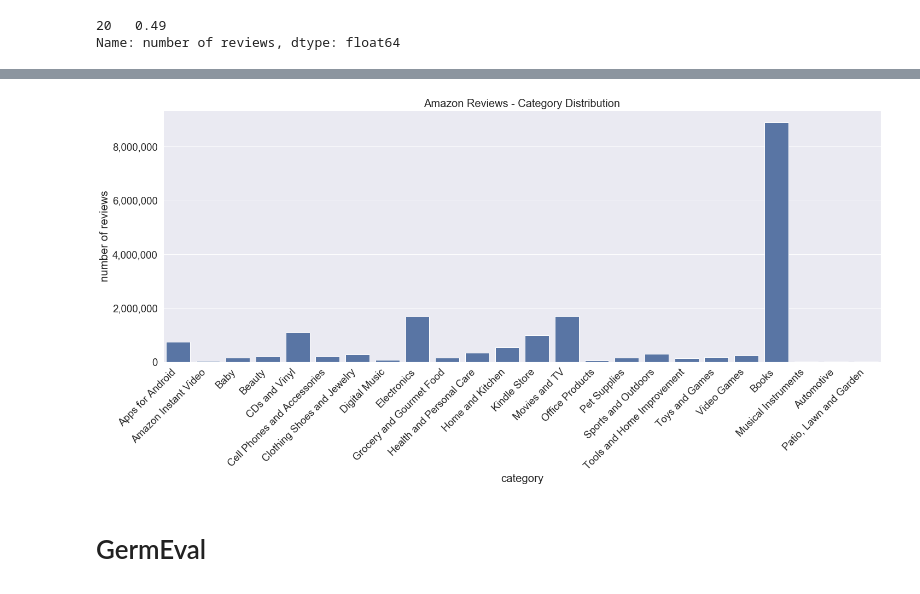
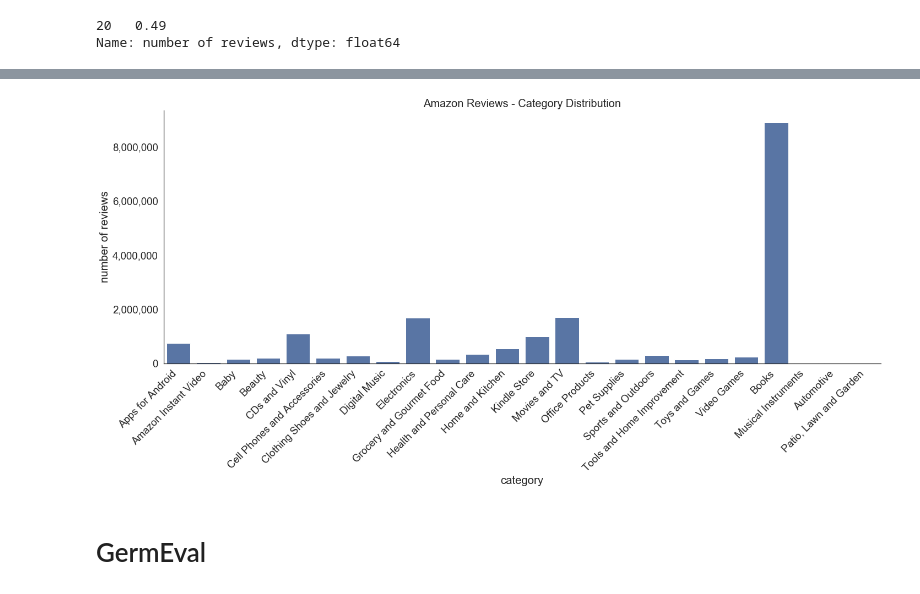
Before and after one commit to felixSchober/ABSA-Transformer, a Jupyter notebook: 00_Graphs.ipynb, the cells around one changed output, grey strips where cells are left out. Drawn from its saved outputs; the diff is of its cells as text; code cells hidden in the pictures.

```diff
--- a/00_Graphs.ipynb
+++ b/00_Graphs.ipynb
@@ -127,15 +127,16 @@ Text(0.5,1,'Amazon Reviews - Category Distribution')
 # %%
 plt.figure(figsize=(20,10))
 ax = sns.barplot(data=df, color='b', x='category', y='number of reviews')
 plt.title(f"Amazon Reviews - Category Distribution", fontsize=20)
 plt.xticks(rotation=45, ha="right")
 ax.get_yaxis().get_major_formatter().set_scientific(False)
+ax.yaxis.set_major_formatter(mpl.ticker.StrMethodFormatter('{x:,.0f}'))
+p = os.path.join(os.getcwd(), 'Thesis', 'figures', '06_results', '05_amazonReviewsCategories.pdf')
 plt.tight_layout(pad=0.4, w_pad=0.5, h_pad=1.0)
-ax.yaxis.set_major_formatter(mpl.ticker.StrMethodFormatter('{x:,.0f}'))
-
-plt.savefig("05_amazonReviewsCategories.pdf")
+sns.despine()
+plt.savefig(p)
 # %% [output]
-[figure, old version]
+[figure, new version]
 # %% [markdown]
 # GermEval
 # %%
```
Also changed, not shown: parts of 5 cells of this notebook, 5 other files.
